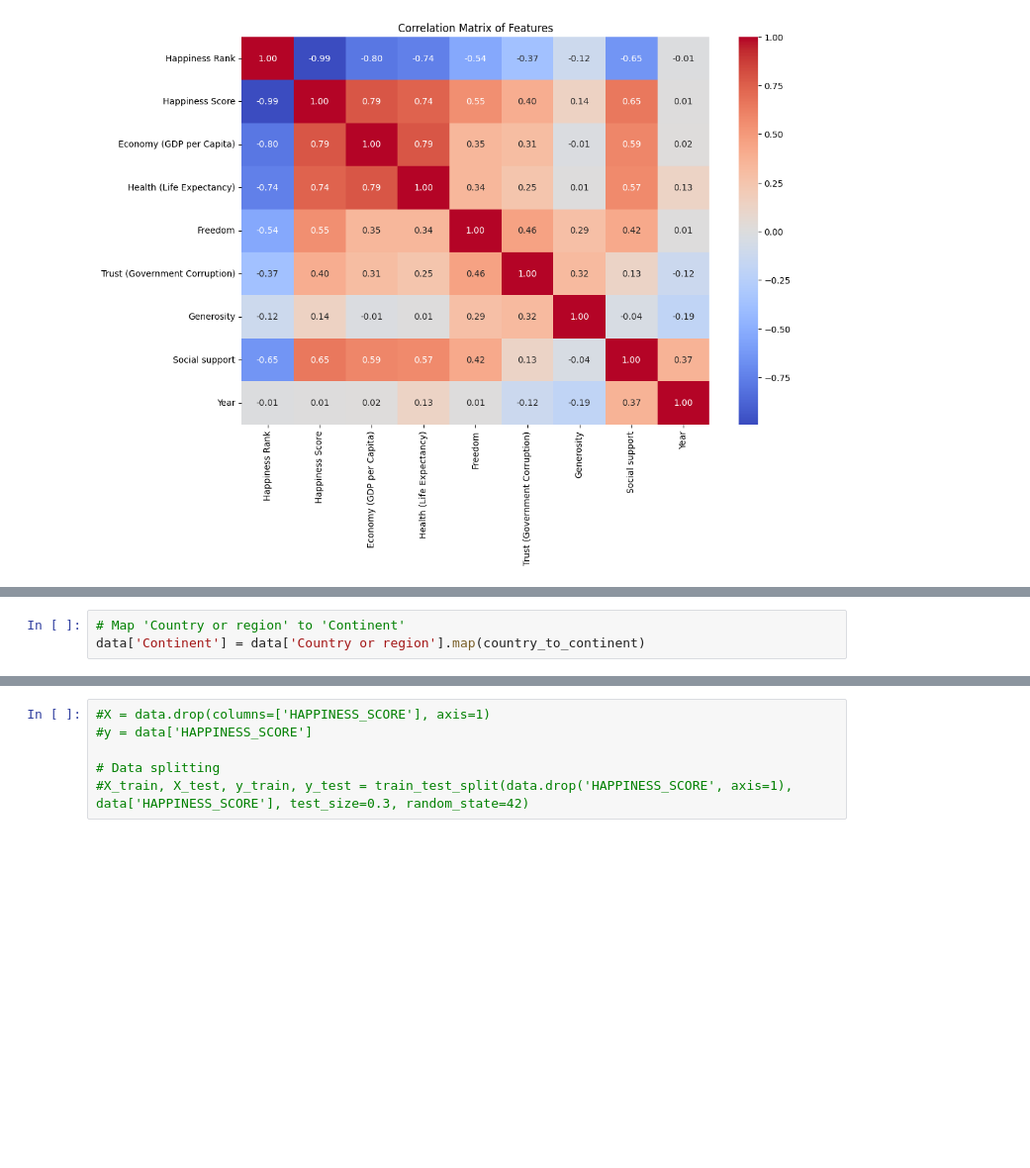
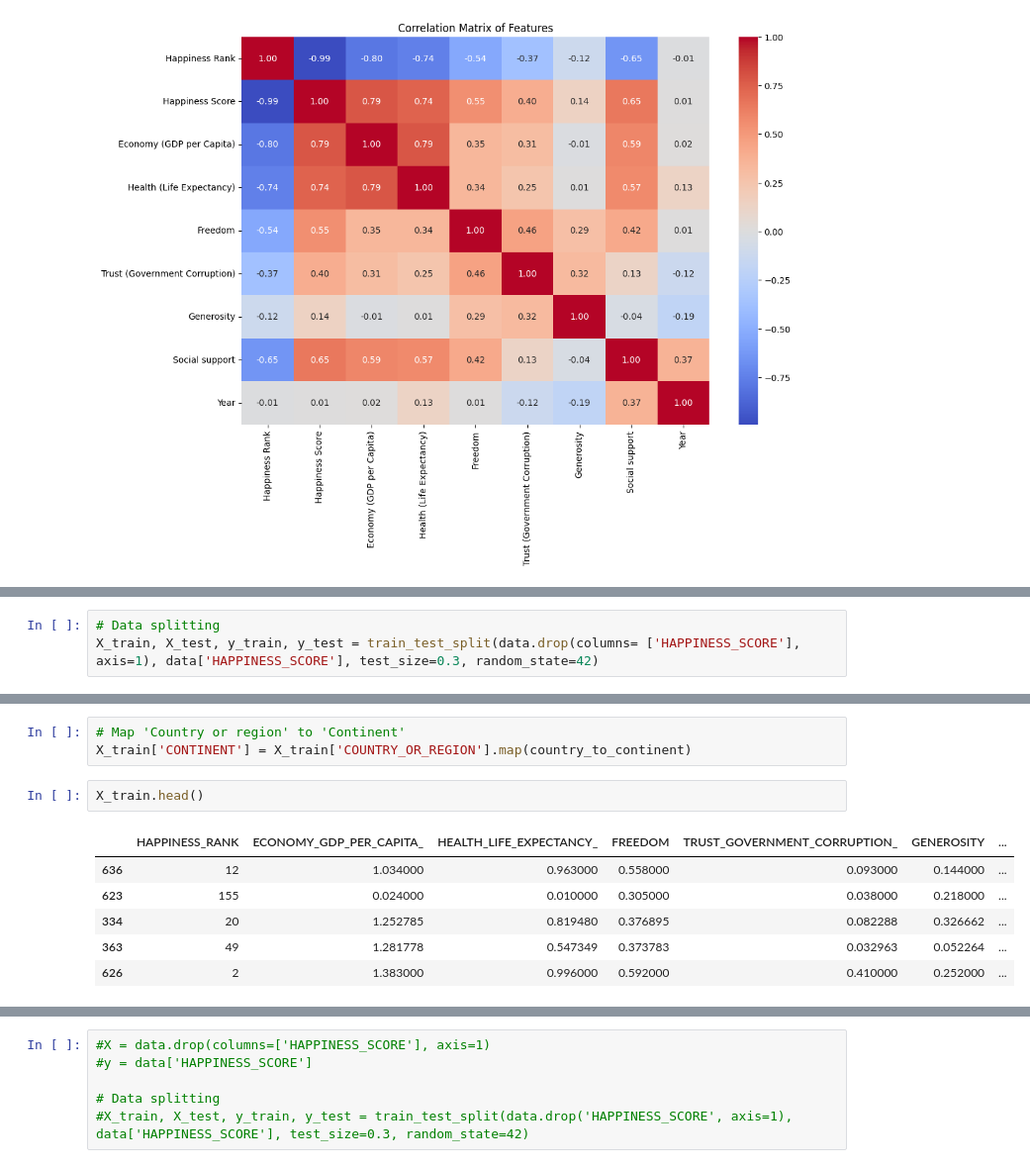
Before and after one commit to VanessaSuare/Workshop3, a Jupyter notebook: notebooks/EDA_002.ipynb, the cells around one changed output, grey strips where cells are left out. Shown: that part at 99% size. Drawn from its saved outputs; the diff is of its cells as text; blank space fills up the shorter version.

```diff
--- a/notebooks/EDA_002.ipynb
+++ b/notebooks/EDA_002.ipynb
@@ -259,0 +139,3 @@ country_to_continent = {
+# %%
+# Data splitting
+X_train, X_test, y_train, y_test = train_test_split(data.drop(columns= ['HAPPINESS_SCORE'],  axis=1), data['HAPPINESS_SCORE'], test_size=0.3, random_state=42)
@@ -260,3 +318,12 @@ country_to_continent = {
 # %%
 # Map 'Country or region' to 'Continent'
-data['Continent'] = data['Country or region'].map(country_to_continent)
+X_train['CONTINENT'] = X_train['COUNTRY_OR_REGION'].map(country_to_continent)
+# %%
+X_train.head()
+# %% [output]
+|  | HAPPINESS_RANK | ECONOMY_GDP_PER_CAPITA_ | HEALTH_LIFE_EXPECTANCY_ | FREEDOM | TRUST_GOVERNMENT_CORRUPTION_ | GENEROSITY | ... |
+| 636 | 12 | 1.034000 | 0.963000 | 0.558000 | 0.093000 | 0.144000 | ... |
+| 623 | 155 | 0.024000 | 0.010000 | 0.305000 | 0.038000 | 0.218000 | ... |
+| 334 | 20 | 1.252785 | 0.819480 | 0.376895 | 0.082288 | 0.326662 | ... |
+| 363 | 49 | 1.281778 | 0.547349 | 0.373783 | 0.032963 | 0.052264 | ... |
+| 626 | 2 | 1.383000 | 0.996000 | 0.592000 | 0.410000 | 0.252000 | ... |
```
Also changed, not shown: parts of 19 cells of this notebook.
